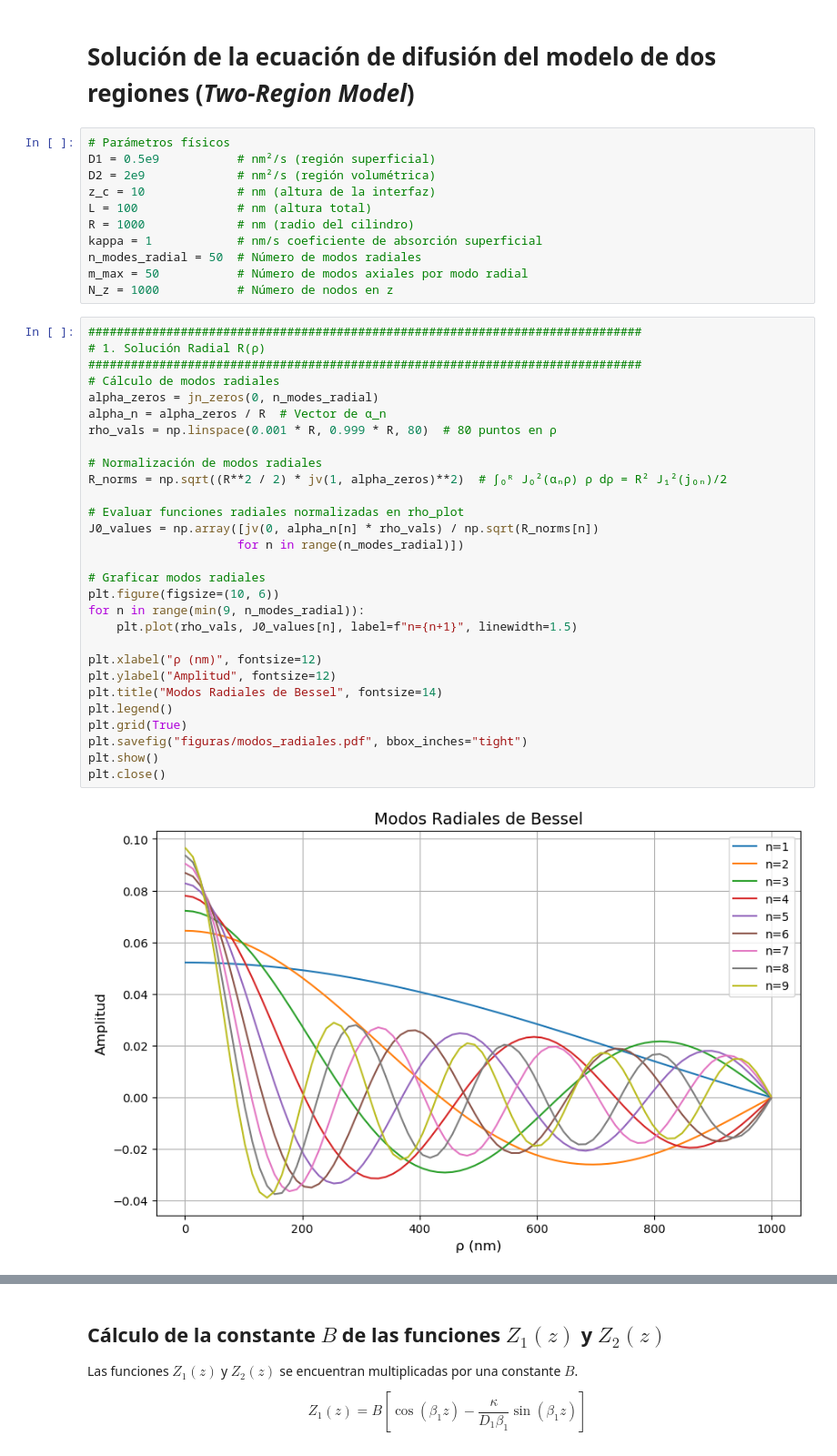
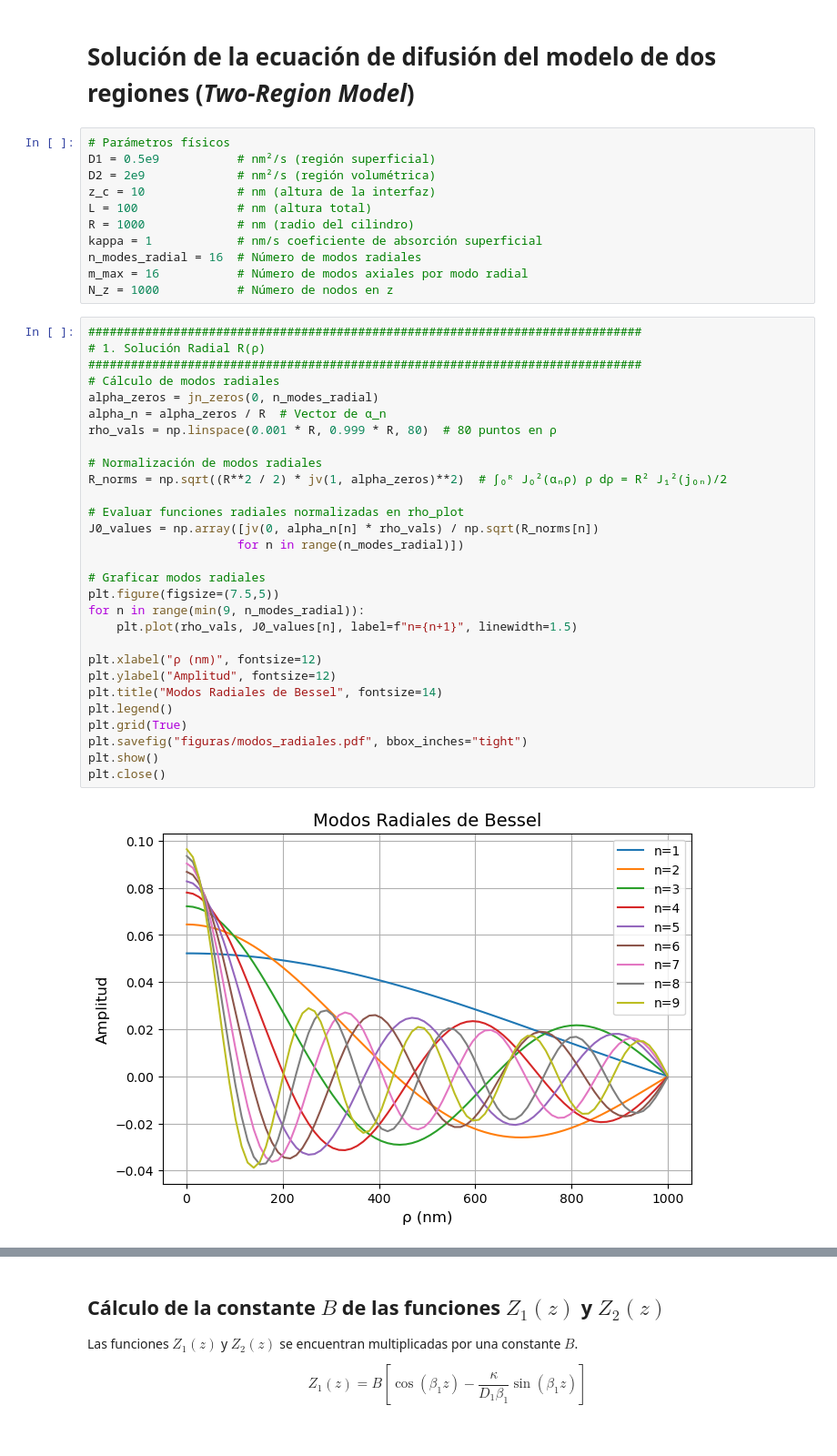
Before and after one commit to allanyst/tfm-efectos-superficie-nano-rmn, a Jupyter notebook: TFM_TwoRegionModel.ipynb, the cells around one changed output, grey strips where cells are left out. Shown at 91% size. Drawn from its saved outputs; the diff is of its cells as text.

```diff
--- a/TFM_TwoRegionModel.ipynb
+++ b/TFM_TwoRegionModel.ipynb
@@ -16,40 +16,40 @@ z_c = 10             # nm (altura de la interfaz)
 L = 100              # nm (altura total)
 R = 1000             # nm (radio del cilindro)
 kappa = 1            # nm/s coeficiente de absorción superficial
-n_modes_radial = 50  # Número de modos radiales
-m_max = 50           # Número de modos axiales por modo radial
+n_modes_radial = 16  # Número de modos radiales
+m_max = 16           # Número de modos axiales por modo radial
 N_z = 1000           # Número de nodos en z
 # %%
 ##############################################################################
 # 1. Solución Radial R(ρ)
 ##############################################################################
 # Cálculo de modos radiales
 alpha_zeros = jn_zeros(0, n_modes_radial)
 alpha_n = alpha_zeros / R  # Vector de α_n
 rho_vals = np.linspace(0.001 * R, 0.999 * R, 80)  # 80 puntos en ρ
 
 # Normalización de modos radiales
 R_norms = np.sqrt((R**2 / 2) * jv(1, alpha_zeros)**2)  # ∫₀ᴿ J₀²(αₙρ) ρ dρ = R² J₁²(j₀ₙ)/2
 
 # Evaluar funciones radiales normalizadas en rho_plot
 J0_values = np.array([jv(0, alpha_n[n] * rho_vals) / np.sqrt(R_norms[n])
                      for n in range(n_modes_radial)])
 
 # Graficar modos radiales
-plt.figure(figsize=(10, 6))
+plt.figure(figsize=(7.5,5))
 for n in range(min(9, n_modes_radial)):
     plt.plot(rho_vals, J0_values[n], label=f"n={n+1}", linewidth=1.5)
 
 plt.xlabel("ρ (nm)", fontsize=12)
 plt.ylabel("Amplitud", fontsize=12)
 plt.title("Modos Radiales de Bessel", fontsize=14)
 plt.legend()
 plt.grid(True)
 plt.savefig("figuras/modos_radiales.pdf", bbox_inches="tight")
 plt.show()
 plt.close()
 # %% [output]
-[figure, old version]
+[figure, new version]
 # %%
 ##############################################################################
 # 2. Ecuación trascendental
```
Also changed, not shown: parts of 11 cells of this notebook, 39 other files.
